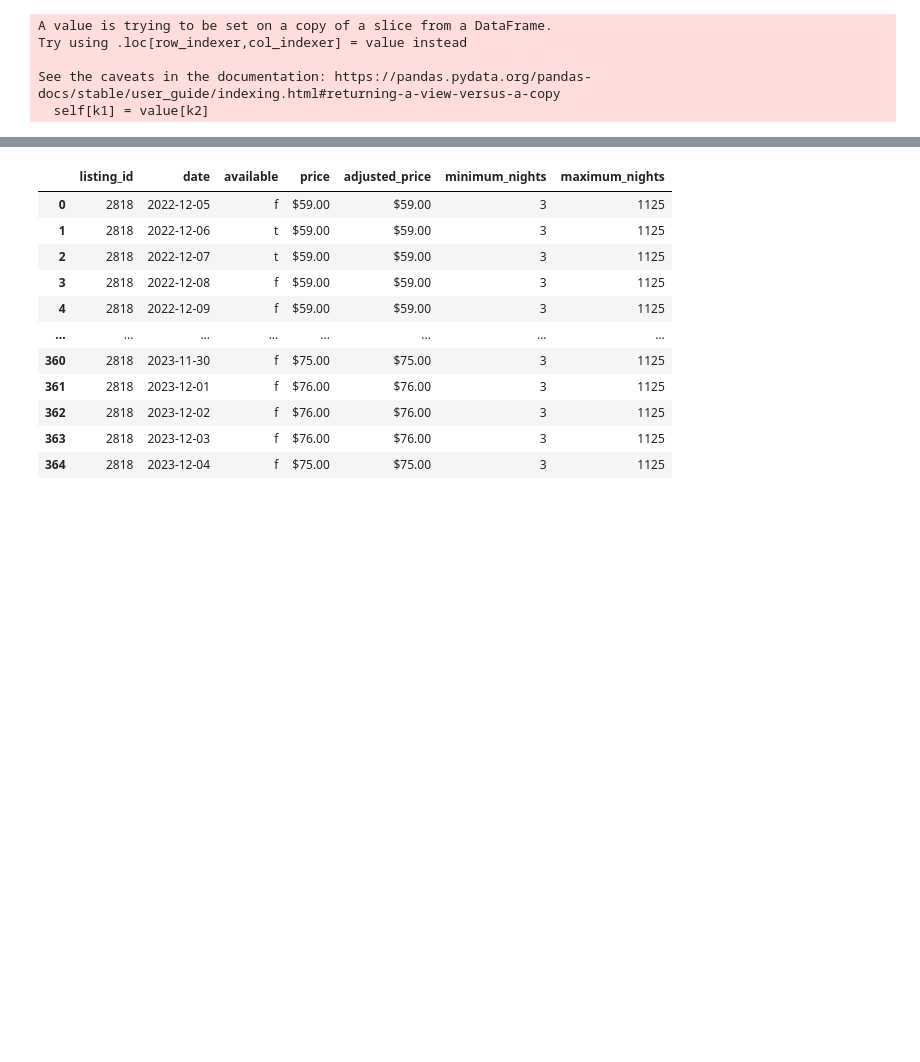
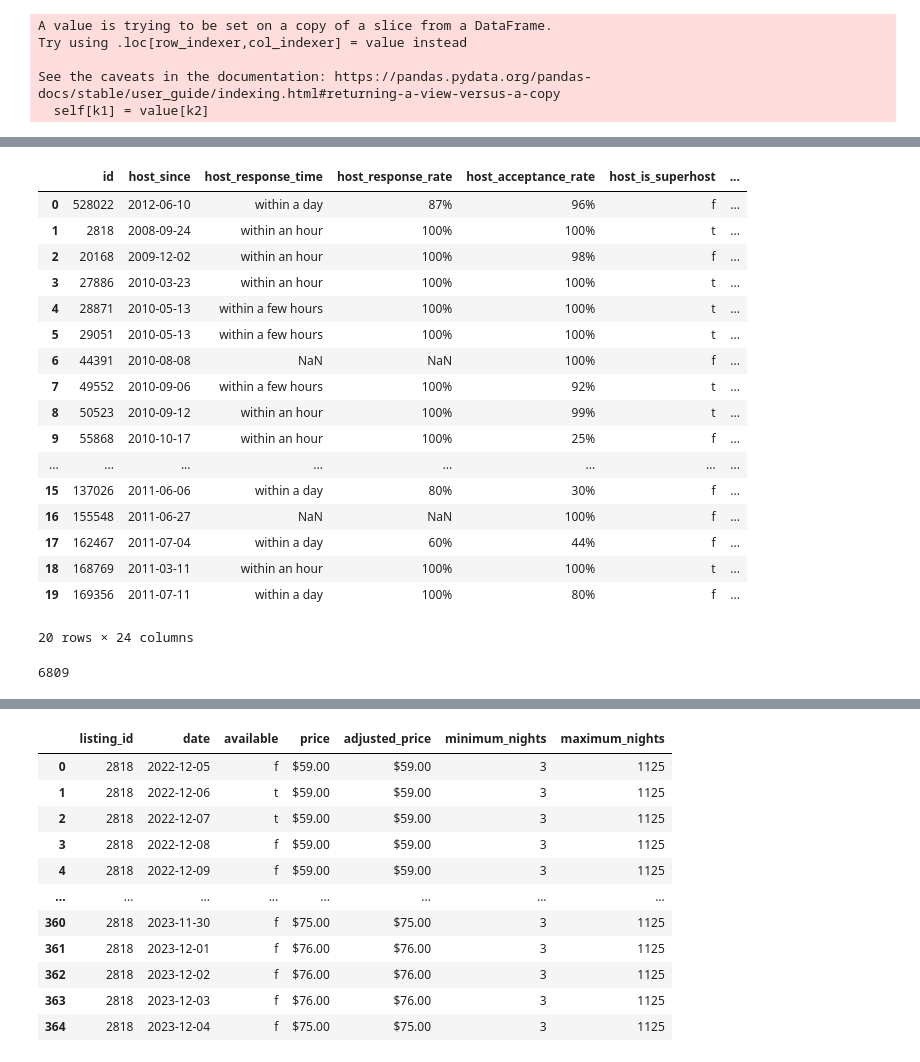
Before and after one commit to ditivaidya/DS-Nanodegree-Project-1-Blog-Post, a Jupyter notebook: Project_I.ipynb, the cells around one changed output, grey strips where cells are left out. Cells and saved outputs as stored; diff of their text form; code cells hidden in the pictures; blank space fills up the shorter version.

```diff
--- a/Project_I.ipynb
+++ b/Project_I.ipynb
@@ -107,3 +135,50 @@ calendar_clean.head(20)
+# %%
+listings_desc_clean = listings_desc.drop(['listing_url','scrape_id','last_scraped','source',
+                                          'name','description','neighborhood_overview',
+                                          'picture_url','host_id', 'host_url','host_name',
+                                          'host_location','host_about', 'host_thumbnail_url',
+                                          'host_picture_url','host_neighbourhood','host_listings_count',
+                                          'host_verifications','host_has_profile_pic','host_identity_verified',
+                                          'license', 'neighbourhood','neighbourhood_cleansed',
+                                          'neighbourhood_group_cleansed','latitude','longitude',
+                                          'calculated_host_listings_count',
+                                          'calculated_host_listings_count_entire_homes',
+                                          'calculated_host_listings_count_private_rooms',
+                                          'calculated_host_listings_count_shared_rooms',
+                                          'minimum_minimum_nights', 'maximum_minimum_nights',
+                                          'minimum_maximum_nights', 'maximum_maximum_nights',
+                                          'minimum_nights_avg_ntm', 'maximum_nights_avg_ntm', 'calendar_updated',
+                                          'minimum_nights', 'maximum_nights','has_availability',
+                                          'availability_30', 'availability_60', 'availability_90',
+                                          'calendar_last_scraped','bathrooms','first_review', 'last_review',
+                                          'number_of_reviews', 'number_of_reviews_ltm','number_of_reviews_l30d','host_total_listings_count'], axis=1)
+
+
+
+listings_desc_clean.head(20)
+# %% [output]
+|  | id | host_since | host_response_time | host_response_rate | host_acceptance_rate | host_is_superhost | ... |
+| 0 | 528022 | 2012-06-10 | within a day | 87% | 96% | f | ... |
+| 1 | 2818 | 2008-09-24 | within an hour | 100% | 100% | t | ... |
+| 2 | 20168 | 2009-12-02 | within an hour | 100% | 98% | f | ... |
+| 3 | 27886 | 2010-03-23 | within an hour | 100% | 100% | t | ... |
+| 4 | 28871 | 2010-05-13 | within a few hours | 100% | 100% | t | ... |
+| 5 | 29051 | 2010-05-13 | within a few hours | 100% | 100% | t | ... |
+| 6 | 44391 | 2010-08-08 | NaN | NaN | 100% | f | ... |
+| 7 | 49552 | 2010-09-06 | within a few hours | 100% | 92% | t | ... |
+| 8 | 50523 | 2010-09-12 | within an hour | 100% | 99% | t | ... |
+| 9 | 55868 | 2010-10-17 | within an hour | 100% | 25% | f | ... |
+| ... | ... | ... | ... | ... | ... | ... | ... |
+| 15 | 137026 | 2011-06-06 | within a day | 80% | 30% | f | ... |
+| 16 | 155548 | 2011-06-27 | NaN | NaN | 100% | f | ... |
+| 17 | 162467 | 2011-07-04 | within a day | 60% | 44% | f | ... |
+| 18 | 168769 | 2011-03-11 | within an hour | 100% | 100% | t | ... |
+| 19 | 169356 | 2011-07-11 | within a day | 100% | 80% | f | ... |
+20 rows × 24 columns
+# %%
+sum(listings.reviews_per_month.isnull() == (listings['number_of_reviews'] == 0))
+# %% [output]
+6809
 # %%
 #calendar.join(listings, index='listing_id', lsuffix="_left", rsuffix="_right")
 
```
Also changed, not shown: parts of 8 cells of this notebook.
